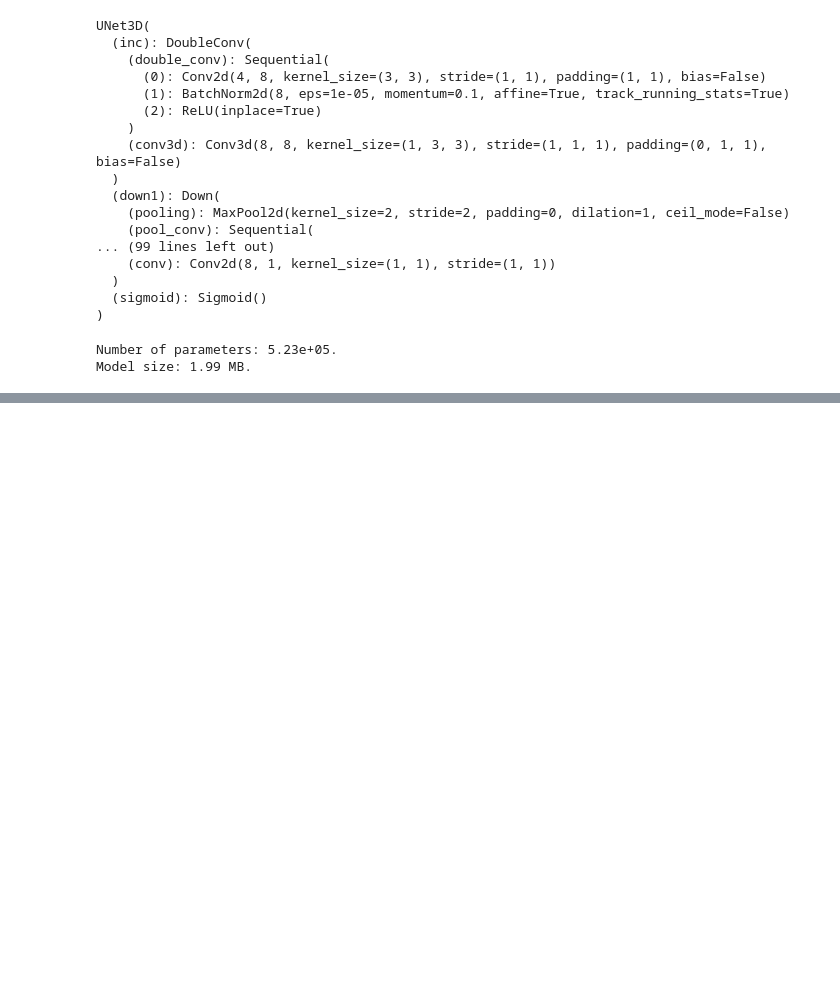
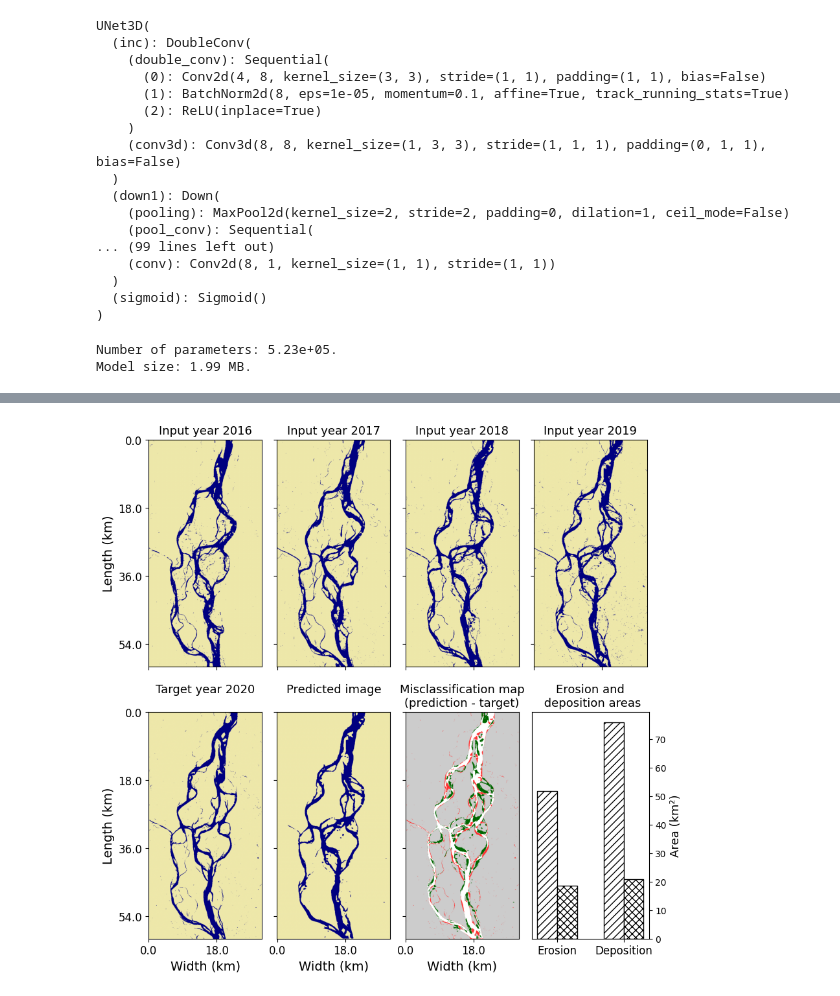
Before and after one commit to guin0x/aiaiaik-ramba, a Jupyter notebook: notebook.ipynb, the cells around one changed output, grey strips where cells are left out. Drawn from its saved outputs; the diff is of its cells as text; code cells hidden in the pictures; blank space fills up the shorter version.

```diff
--- a/notebook.ipynb
+++ b/notebook.ipynb
@@ -218,0 +246,4 @@ plot_losses_metrics(train_losses, val_losses, metrics, model_recall, loss_f=loss
+# %%
+show_evolution_nolegend(18, test_set, model_recall)
+# %% [output]
+[figure, added]
```
Also changed, not shown: parts of 14 cells of this notebook, 2 other files.
